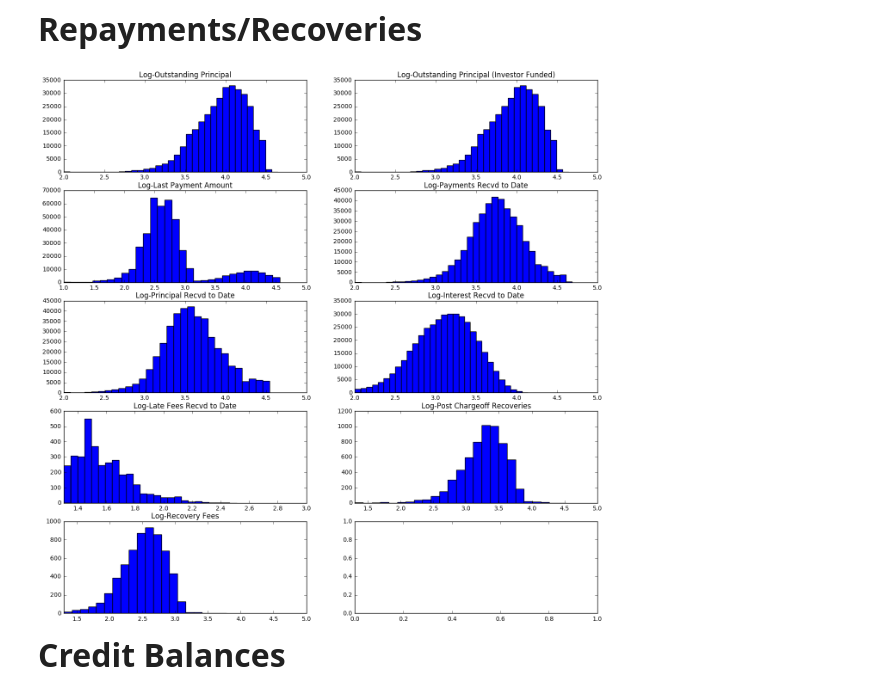
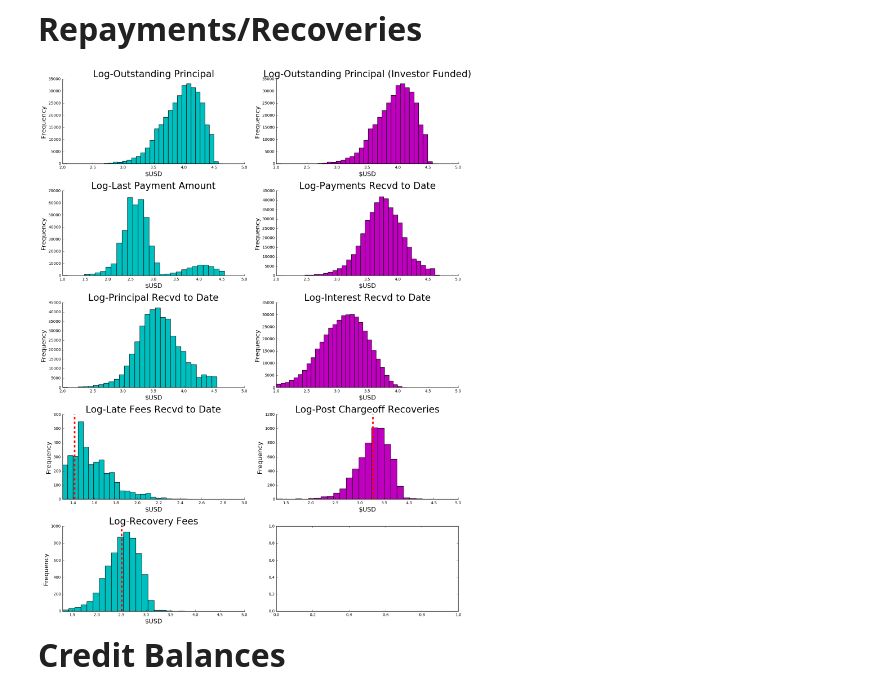
Before and after one commit to ankitagarwal/cs109a, a Jupyter notebook: base_notebook.ipynb, the cells around one changed output. Saved outputs shown, nothing was run; the diff lists cells and outputs as text; code cells hidden in the pictures.

```diff
--- a/base_notebook.ipynb
+++ b/base_notebook.ipynb
@@ -220,15 +220,28 @@ data.select_dtypes(include=["object"]).head()
 # %% [markdown]
 **<font size=6>Income</font>**
 # %%
-def plt_hist(x, x_min, x_max, log_trans, n_bins, title, ax):
+def plt_hist(x, x_min, x_max, log_trans, n_bins, title, ax, y_label, x_label, color):
     if log_trans:
         x = np.log10(x)
         x_min = np.log10(x_min)
         x_max = np.log10(x_max)
 
+    color_arr = ['c', 'b', 'm', 'g']
     x_plt = x[(x >= x_min) & (x <= x_max)]
-    ax.hist(x_plt, bins=n_bins)
+    ax.hist(x_plt, bins=n_bins, color=color_arr[color])
     ax.set_xlim([x_min, x_max])
-    ax.set_title(title)
+    ax.set_title(title, fontsize = 24)
+    ax.set_xlabel(x_label, fontsize = 16)
+    ax.set_ylabel(y_label, fontsize = 16)
+    ax.axvline(x.mean(), color='r', linestyle='dashed', linewidth=4)
+
+    # Remove the plot frame lines. They are unnecessary chartjunk.
+    ax.spines["top"].set_visible(False)
+    ax.spines["right"].set_visible(False)
+
+    # Ensure that the axis ticks only show up on the bottom and left of the plot.
+    # Ticks on the right and top of the plot are generally unnecessary chartjunk.
+    ax.get_xaxis().tick_bottom()
+    ax.get_yaxis().tick_left()
 # %%
 fig, ax = plt.subplots(2, 2, figsize=(16, 8))
@@ -254,19 +269,20 @@ plt.show()
 # %% [markdown]
 **<font size=6>Repayments/Recoveries</font>**
 # %%
-fig, ax = plt.subplots(5, 2, figsize=(16, 16))
-plt_hist(data.out_prncp, 100, 100000, True, 35, "Log-Outstanding Principal", ax[0][0])
-plt_hist(data.out_prncp_inv, 100, 100000, True, 35, "Log-Outstanding Principal (Investor Funded)", ax[0][1])
-plt_hist(data.last_pymnt_amnt, 10, 100000, True, 30, "Log-Last Payment Amount", ax[1][0])
-plt_hist(data.total_pymnt, 100, 100000, True, 35, "Log-Payments Recvd to Date", ax[1][1])
-plt_hist(data.total_rec_prncp, 100, 100000, True, 30, "Log-Principal Recvd to Date", ax[2][0])
-plt_hist(data.total_rec_int, 100, 100000, True, 30, "Log-Interest Recvd to Date", ax[2][1])
-plt_hist(data.total_rec_late_fee[data.total_rec_late_fee>0], 20, 1000, True, 25, "Log-Late Fees Recvd to Date", ax[3][0])
-plt_hist(data.recoveries[data.recoveries>0], 20, 100000, True, 25, "Log-Post Chargeoff Recoveries", ax[3][1])
-plt_hist(data.collection_recovery_fee[data.collection_recovery_fee>0], 20, 100000, True, 20, "Log-Recovery Fees", ax[4][0])
+fig, ax = plt.subplots(5, 2, figsize=(16, 20))
+plt_hist(data.out_prncp, 100, 100000, True, 35, "Log-Outstanding Principal", ax[0][0], "Frequency", "$USD", 0)
+plt_hist(data.out_prncp_inv, 100, 100000, True, 35, "Log-Outstanding Principal (Investor Funded)", ax[0][1], "Frequency", "$USD", 2)
+plt_hist(data.last_pymnt_amnt, 10, 100000, True, 30, "Log-Last Payment Amount", ax[1][0], "Frequency", "$USD", 0)
+plt_hist(data.total_pymnt, 100, 100000, True, 35, "Log-Payments Recvd to Date", ax[1][1], "Frequency", "$USD", 2)
+plt_hist(data.total_rec_prncp, 100, 100000, True, 30, "Log-Principal Recvd to Date", ax[2][0], "Frequency", "$USD", 0)
+plt_hist(data.total_rec_int, 100, 100000, True, 30, "Log-Interest Recvd to Date", ax[2][1], "Frequency", "$USD", 2)
+plt_hist(data.total_rec_late_fee[data.total_rec_late_fee>0], 20, 1000, True, 25, "Log-Late Fees Recvd to Date", ax[3][0], "Frequency", "$USD", 0)
+plt_hist(data.recoveries[data.recoveries>0], 20, 100000, True, 25, "Log-Post Chargeoff Recoveries", ax[3][1], "Frequency", "$USD", 2)
+plt_hist(data.collection_recovery_fee[data.collection_recovery_fee>0], 20, 100000, True, 20, "Log-Recovery Fees", ax[4][0], "Frequency", "$USD", 0)
+plt.tight_layout()
 plt.show()
 # %% [output]
-[figure, old version]
+[figure, new version]
 # %% [markdown]
 **<font size=6>Credit Balances</font>**
 # %%
```
Also changed, not shown: parts of 9 cells of this notebook, 1 other file.
